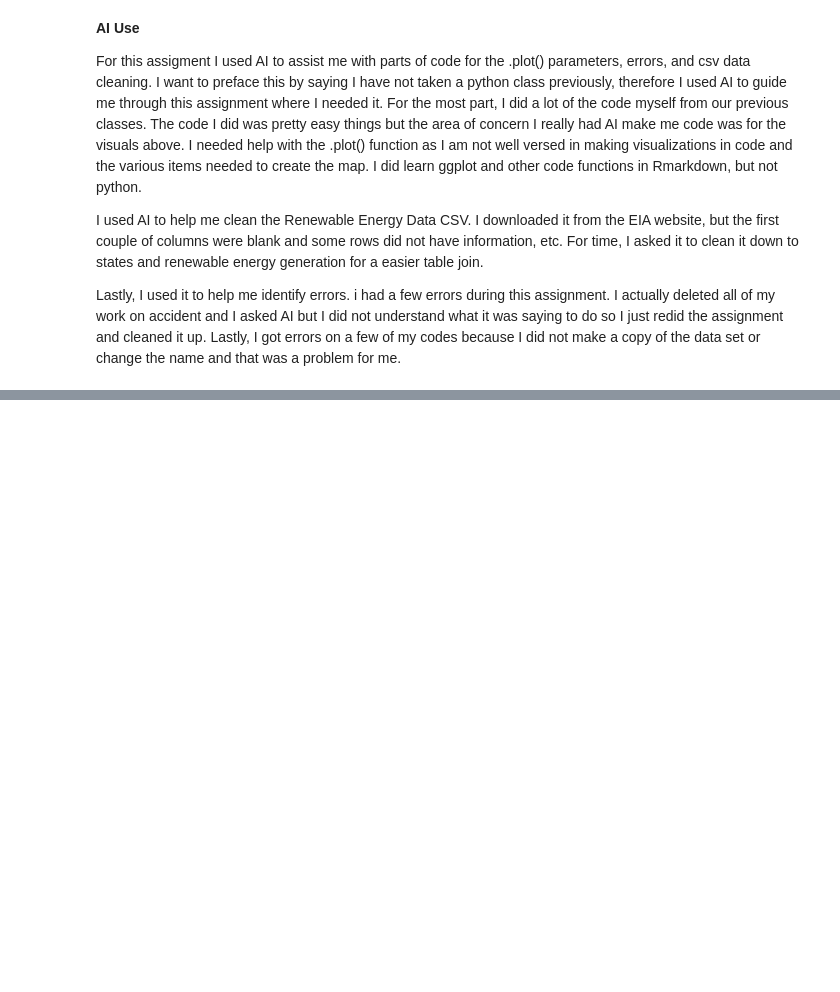
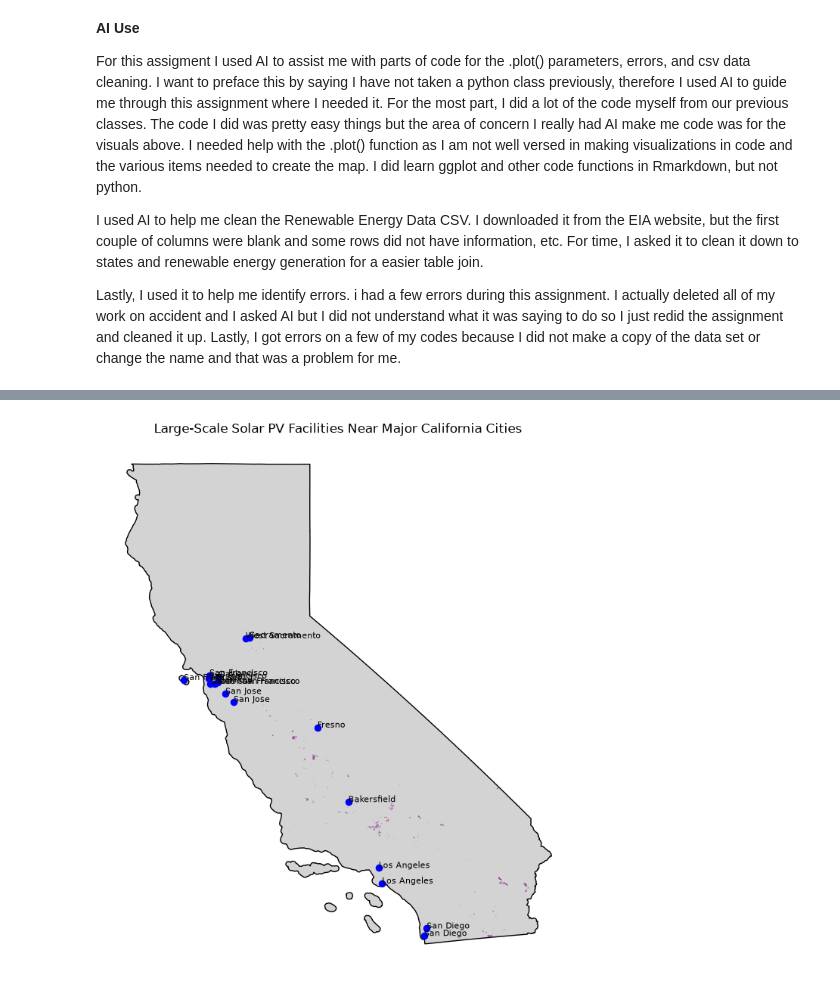
Before and after one commit to oliviapozytko/geog592-opozytko, a Jupyter notebook: homework/week07/homework07.ipynb, the cells around one changed output, grey strips where cells are left out. Saved outputs shown, nothing was run; the diff lists cells and outputs as text; code cells hidden in the pictures; blank space fills up the shorter version.

```diff
--- a/homework/week07/homework07.ipynb
+++ b/homework/week07/homework07.ipynb
@@ -353,0 +420,3 @@ Lastly, I used it to help me identify errors. i had a few errors during this ass
+# %%
+#need to get major cities for the visualization
+cities = gpd.read_file("california_cities.geojson")
@@ -353,0 +441,2 @@ Lastly, I used it to help me identify errors. i had a few errors during this ass
+# %%
+cities = cities.to_crs(california.crs)
@@ -353,0 +453,8 @@ Lastly, I used it to help me identify errors. i had a few errors during this ass
+# %%
+#label the major cities and only keep those
+major_cities = cities[
+    cities["CENSUS_PLACE_NAME"].str.contains(
+        "Los Angeles|San Diego|San Francisco|San Jose|Sacramento|Fresno|Bakersfield|Oakland",
+        case=False,
+        na=False
+    )]
@@ -353,0 +471,38 @@ Lastly, I used it to help me identify errors. i had a few errors during this ass
+# %%
+#i asked AI how to make points on the map
+major_city_points = major_cities.copy()
+major_city_points["geometry"] = major_city_points.geometry.representative_point()
+# %%
+#I used AI to help me make the plot
+ax = california.plot(
+    figsize=(8, 10),
+    color="lightgray",
+    edgecolor="black"
+)
+
+solar_ca_clip.plot(
+    ax=ax,
+    color="purple",
+    edgecolor="none"
+)
+
+major_city_points.plot(
+    ax=ax,
+    color="blue",
+    markersize=35
+)
+for x, y, label in zip(
+    major_city_points.geometry.x,
+    major_city_points.geometry.y,
+    major_city_points["CENSUS_PLACE_NAME"]
+):
+    ax.text(
+        x,
+        y,
+        label,
+        fontsize=8
+    )
+    ax.set_title("Large-Scale Solar PV Facilities Near Major California Cities")
+ax.set_axis_off()
+# %% [output]
+[figure, added]
```
Also changed, not shown: parts of 16 cells of this notebook, 3 other files.
